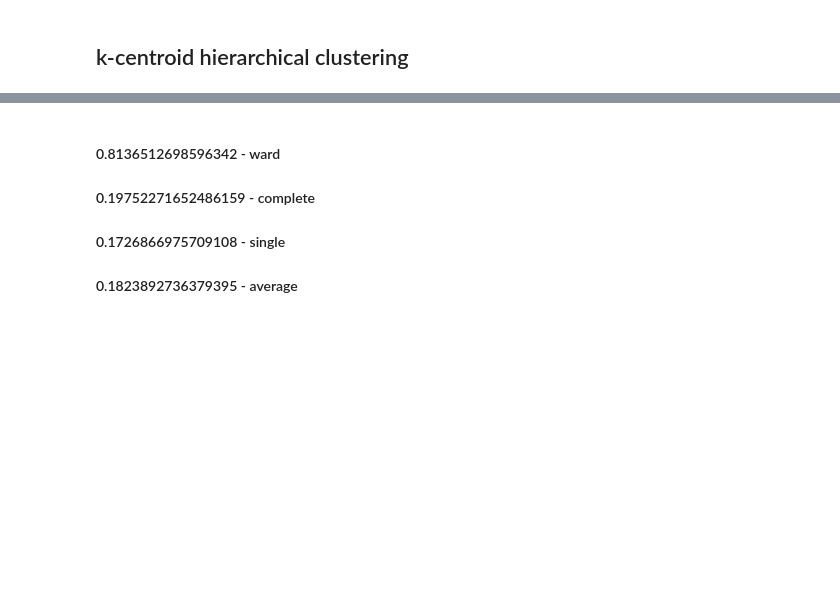
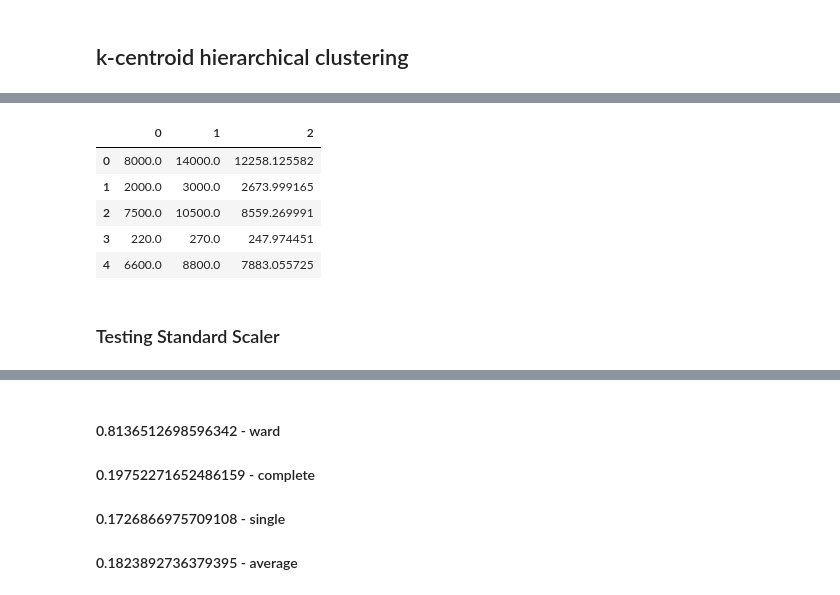
Before and after one commit to Xer0bit/Energy-Efficiency-Enhancement, a Jupyter notebook: Train.ipynb, the cells around one changed output, grey strips where cells are left out. Cells and saved outputs as stored; diff of their text form; code cells hidden in the pictures; blank space fills up the shorter version.

```diff
--- a/Train.ipynb
+++ b/Train.ipynb
@@ -353,0 +335,14 @@ x_clusters
+# %%
+#create seprate clustering for each cluster
+temp_cluster = x_clusters
+temp_cluster = pd.DataFrame(temp_cluster)
+temp_cluster.head()
+# %% [output]
+|  | 0 | 1 | 2 |
+| 0 | 8000.0 | 14000.0 | 12258.125582 |
+| 1 | 2000.0 | 3000.0 | 2673.999165 |
+| 2 | 7500.0 | 10500.0 | 8559.269991 |
+| 3 | 220.0 | 270.0 | 247.974451 |
+| 4 | 6600.0 | 8800.0 | 7883.055725 |
+# %% [markdown]
+### Testing Standard Scaler
```
Also changed, not shown: parts of 29 cells of this notebook, 1 other file.
